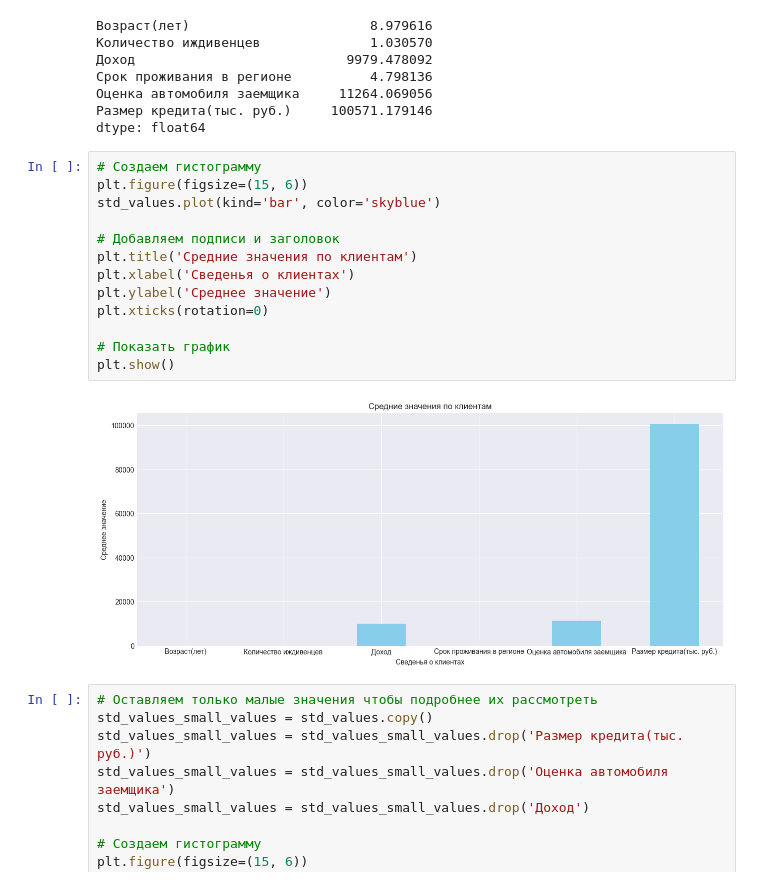
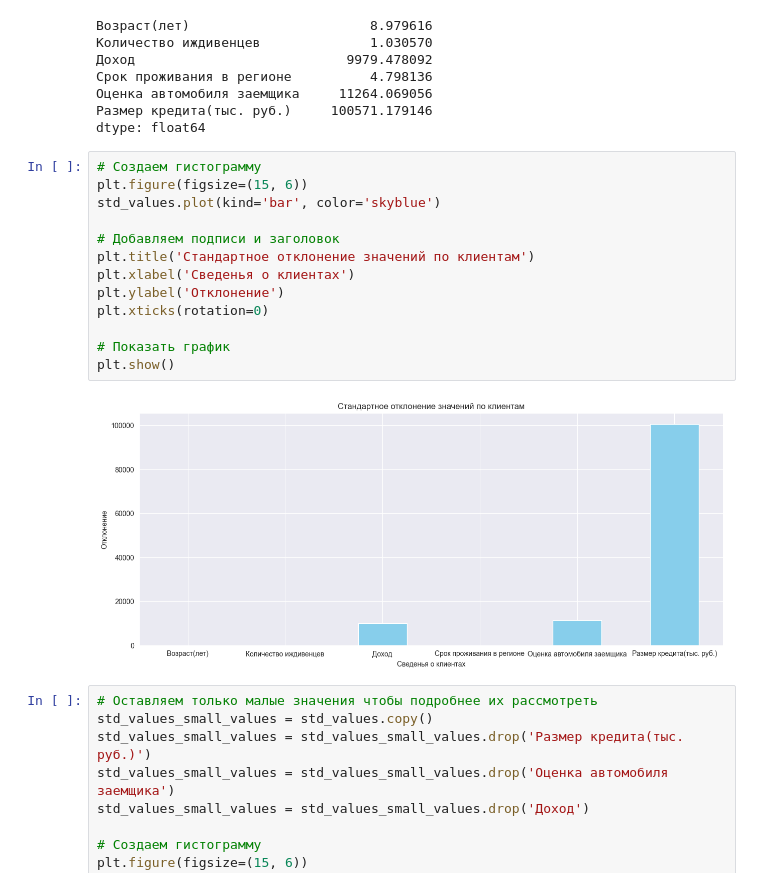
Before and after one commit to Nikita-Seomin/Mag_IAD_methods_data_analysis, a Jupyter notebook: lab1.ipynb, the cells around one changed output. Saved outputs shown, nothing was run; the diff lists cells and outputs as text.

```diff
--- a/lab1.ipynb
+++ b/lab1.ipynb
@@ -113,18 +113,18 @@ dtype: float64
 # %%
 # Создаем гистограмму
 plt.figure(figsize=(15, 6))
 std_values.plot(kind='bar', color='skyblue')
 
 # Добавляем подписи и заголовок
-plt.title('Средние значения по клиентам')
+plt.title('Стандартное отклонение значений по клиентам')
 plt.xlabel('Сведенья о клиентах')
-plt.ylabel('Среднее значение')
+plt.ylabel('Отклонение')
 plt.xticks(rotation=0)
 
 # Показать график
 plt.show()
 # %% [output]
-[figure, old version]
+[figure, new version]
 # %%
 # Оставляем только малые значения чтобы подробнее их рассмотреть
 std_values_small_values = std_values.copy()
```
Also changed, not shown: parts of 9 cells of this notebook.
